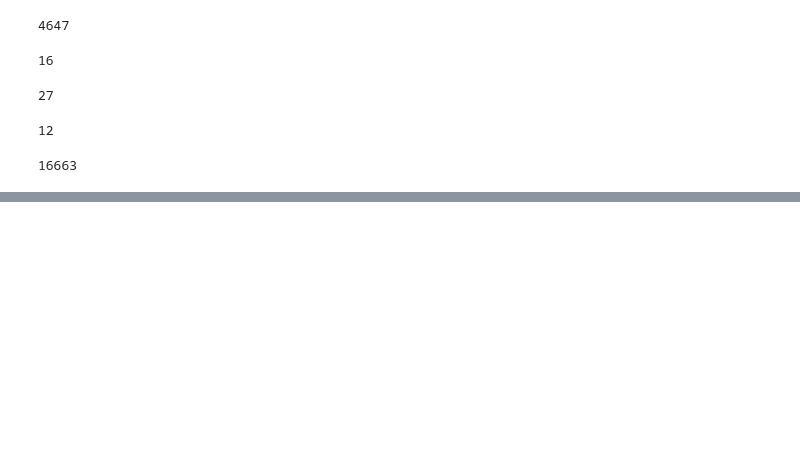
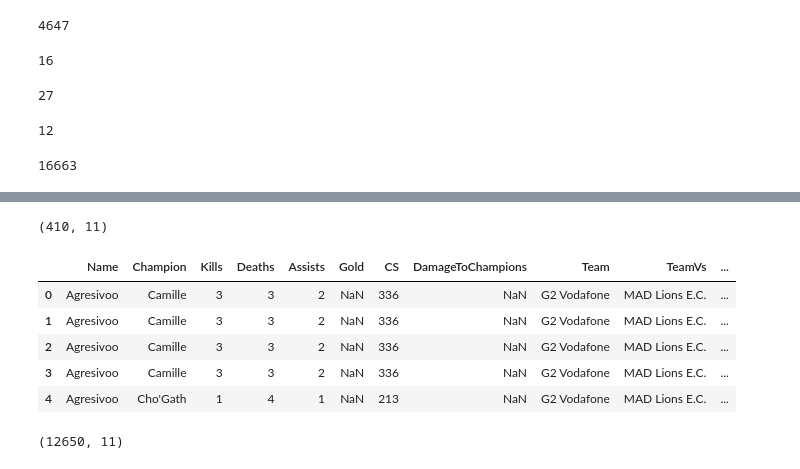
Before and after one commit to Linxx333/MrLinx-Data-ETL, a Jupyter notebook: src/main.ipynb, the cells around one changed output, grey strips where cells are left out. Drawn from its saved outputs; the diff is of its cells as text; code cells hidden in the pictures; blank space fills up the shorter version.

```diff
--- a/src/main.ipynb
+++ b/src/main.ipynb
@@ -508,0 +620,15 @@ hist_players.to_sql(name='hist-players', con=cursor, if_exists='append', index=F
+# %%
+spring_2023 = pd.read_clipboard()
+# %%
+spring_2023.shape
+# %% [output]
+(410, 11)
+# %%
+spring_2023.head()
+# %% [output]
+|  | Name | Champion | Kills | Deaths | Assists | Gold | CS | DamageToChampions | Team | TeamVs | ... |
+| 0 | Agresivoo | Camille | 3 | 3 | 2 | NaN | 336 | NaN | G2 Vodafone | MAD Lions E.C. | ... |
+| 1 | Agresivoo | Camille | 3 | 3 | 2 | NaN | 336 | NaN | G2 Vodafone | MAD Lions E.C. | ... |
+| 2 | Agresivoo | Camille | 3 | 3 | 2 | NaN | 336 | NaN | G2 Vodafone | MAD Lions E.C. | ... |
+| 3 | Agresivoo | Camille | 3 | 3 | 2 | NaN | 336 | NaN | G2 Vodafone | MAD Lions E.C. | ... |
+| 4 | Agresivoo | Cho'Gath | 1 | 4 | 1 | NaN | 213 | NaN | G2 Vodafone | MAD Lions E.C. | ... |
@@ -508,0 +643,4 @@ hist_players.to_sql(name='hist-players', con=cursor, if_exists='append', index=F
+# %%
+games_players.shape
+# %% [output]
+(12650, 11)
```
Also changed, not shown: parts of 49 cells of this notebook, 12 other files.
